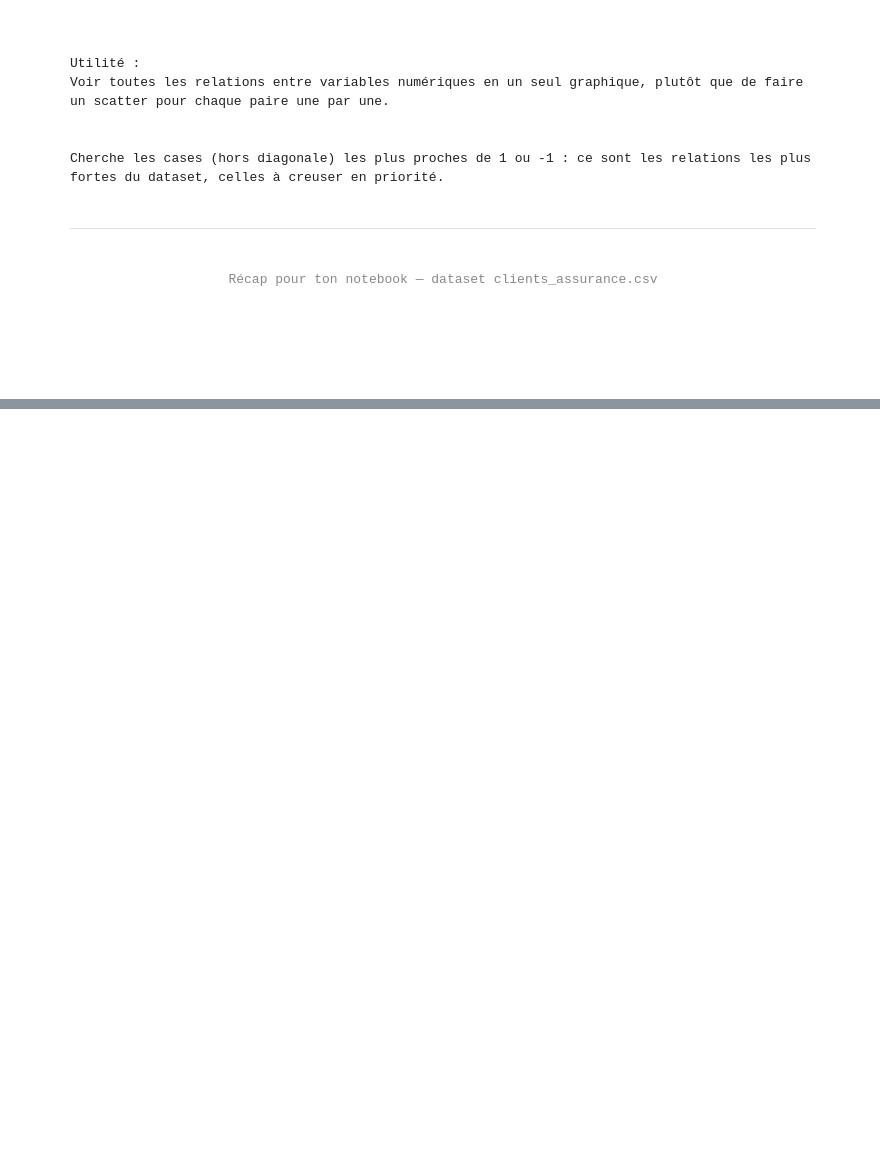
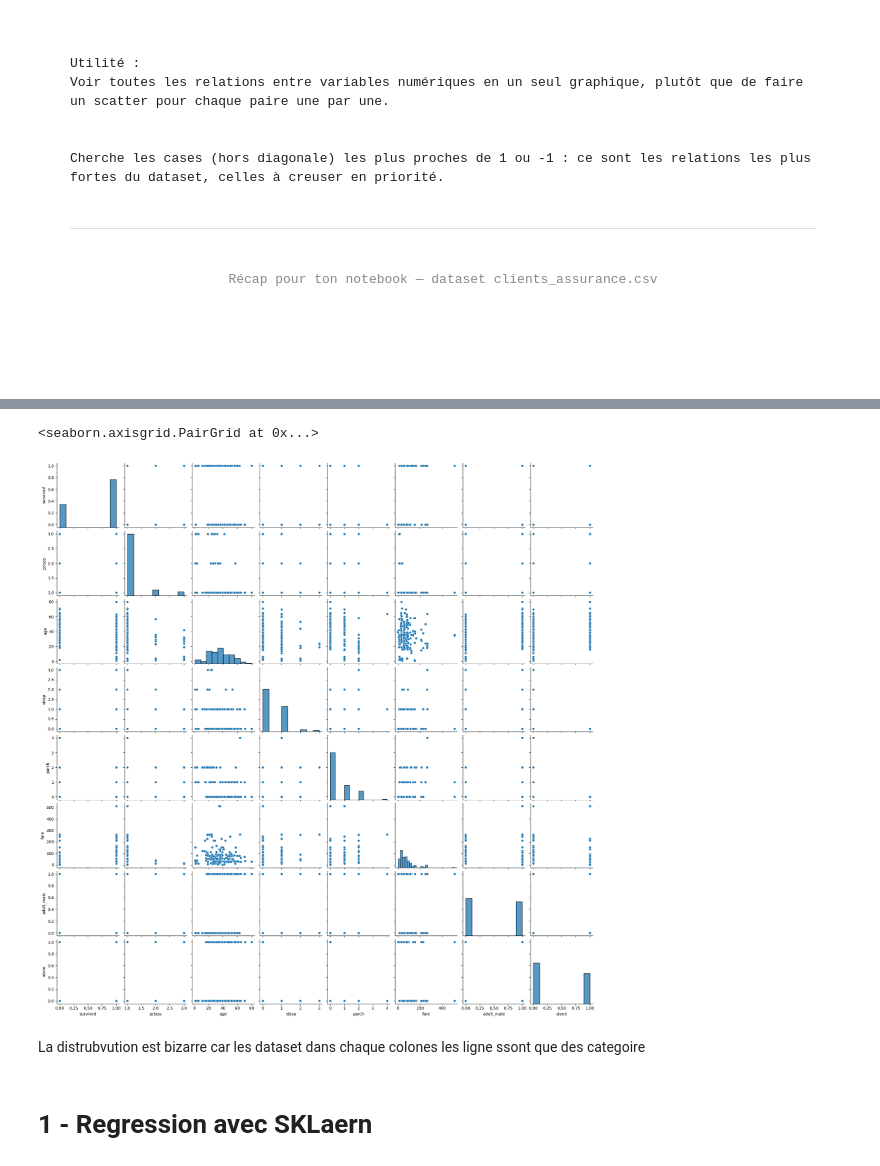
Before and after one commit to SAKPANI/Formation-Data_Science-et-Machine-Learning, a Jupyter notebook: Data_Visualisation/Matplotlib_Seaborn.ipynb, the cells around one changed output, grey strips where cells are left out. Drawn from its saved outputs; the diff is of its cells as text; code cells hidden in the pictures; blank space fills up the shorter version.

```diff
--- a/Data_Visualisation/Matplotlib_Seaborn.ipynb
+++ b/Data_Visualisation/Matplotlib_Seaborn.ipynb
@@ -328,0 +357,4 @@ Cherche les cases (hors diagonale) les plus proches de 1 ou -1 : ce sont les rel
+# %%
+titanic = sns.load_dataset("titanic")
+titanic.dropna(axis = 0, inplace =True)
+titanic.head()
@@ -328,0 +368,7 @@ Cherche les cases (hors diagonale) les plus proches de 1 ou -1 : ce sont les rel
+# %%
+sns.pairplot(titanic)
+# %% [output]
+<seaborn.axisgrid.PairGrid at 0x...>
+[figure, added]
+# %% [markdown]
+La distrubvution est bizarre car les dataset dans chaque colones les ligne ssont que des categoire
@@ -328,0 +388,2 @@ Cherche les cases (hors diagonale) les plus proches de 1 ou -1 : ce sont les rel
+# %% [markdown]
+# 1 - Regression avec SKLaern
```
Also changed, not shown: parts of 53 cells of this notebook, 5 other files.
